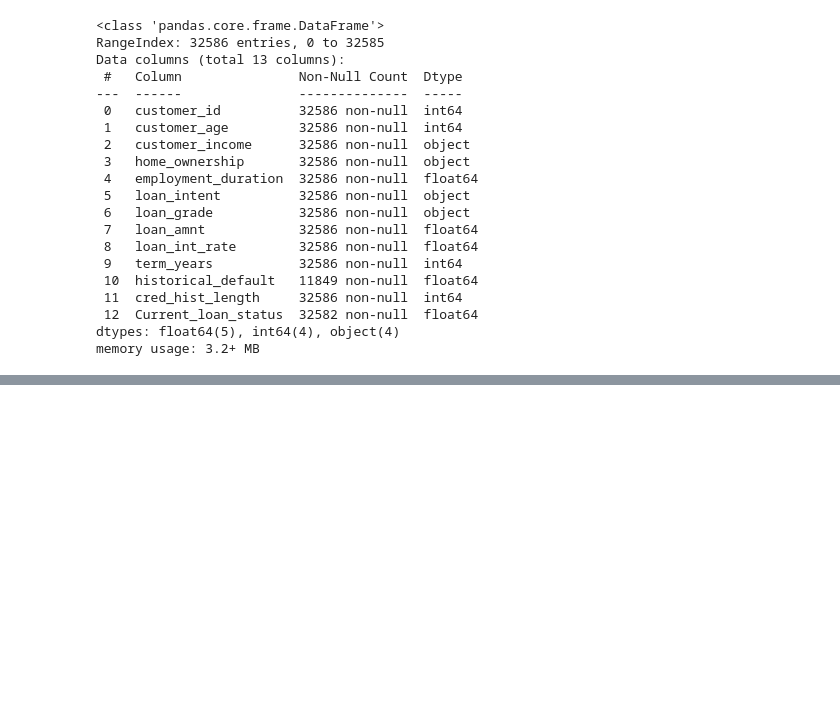
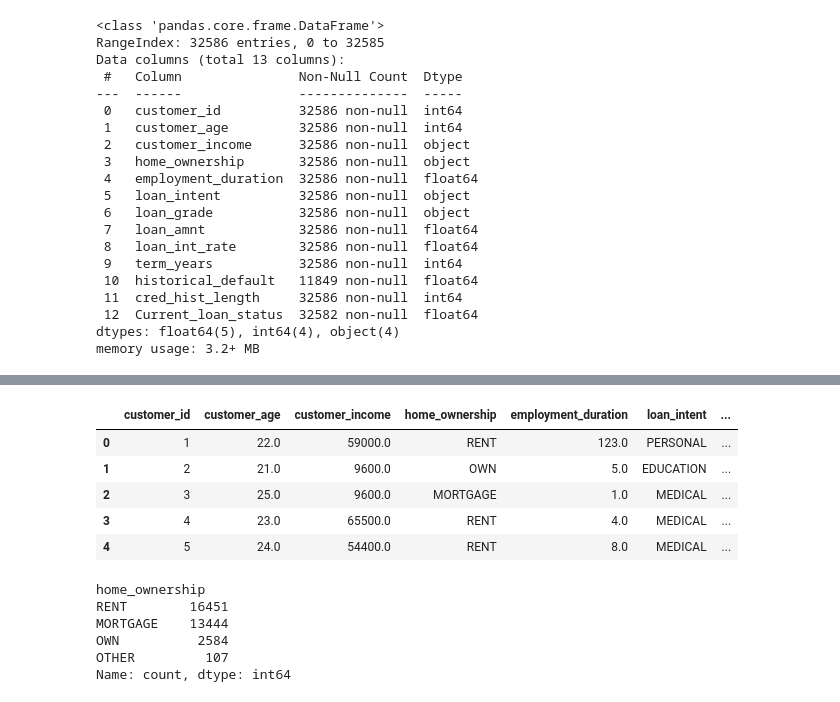
Before and after one commit to FrankRomeroT/H-bito, a Jupyter notebook: Dia 6/loan..ipynb, the cells around one changed output, grey strips where cells are left out. Cells and saved outputs as stored; diff of their text form; code cells hidden in the pictures; blank space fills up the shorter version.

```diff
--- a/Dia 6/loan..ipynb
+++ b/Dia 6/loan..ipynb
@@ -150,7 +150,7 @@ Y    6128
 N    5721
 Name: count, dtype: int64
 # %%
-def convert_status(value, type):
+def convert_to_numeric(value, type):
     if type == 'Current_loan_status':
         if value == 'NO DEFAULT':
             return 0
@@ -167,9 +167,9 @@ def convert_status(value, type):
             return None  # Manejo de valores inesperados
     return value
 
-# Aplicar las conversiones
-df2['Current_loan_status'] = df2['Current_loan_status'].apply(lambda x: convert_status(x,'Current_loan_status'))
-df2['historical_default'] = df2['historical_default'].apply(lambda x: convert_status(x,'historical_default'))
+# Aplicar las conversiones a números
+df2['Current_loan_status'] = df2['Current_loan_status'].apply(lambda x: convert_to_numeric(x, 'Current_loan_status'))
+df2['historical_default'] = df2['historical_default'].apply(lambda x: convert_to_numeric(x, 'historical_default'))
 # %%
 print(df2['Current_loan_status'].value_counts())
 print(df2['historical_default'].value_counts())
@@ -232,6 +232,8 @@ Data columns (total 13 columns):
 dtypes: float64(5), int64(4), object(4)
 memory usage: 3.2+ MB
 # %%
+df2['customer_income'] = df2['customer_income'].replace('[\£,]', '', regex=True).astype(float)
+
 from sklearn.impute import KNNImputer
 
 # Crear una instancia del KNNImputer
@@ -276,0 +288,21 @@ dtype: int64
+# %%
+def convert_status(value, type):
+    if type == 'Current_loan_status':
+        if value == 0:
+            return 'NO DEFAULT'
+        elif value == 1:
+            return 'DEFAULT'
+        else:
+            return None  # Manejo de valores inesperados
+    elif type == 'historical_default':
+        if value == 1:
+            return 'Y'
+        elif value == 0:
+            return 'N'
+        else:
+            return None  # Manejo de valores inesperados
+    return value
+
+# Aplicar las conversiones a objetos
+df2['Current_loan_status'] = df2['Current_loan_status'].apply(lambda x: convert_status(x, 'Current_loan_status'))
+df2['historical_default'] = df2['historical_default'].apply(lambda x: convert_status(x, 'historical_default'))
@@ -276,0 +332,18 @@ dtype: int64
+# %%
+df2.head()
+# %% [output]
+|  | customer_id | customer_age | customer_income | home_ownership | employment_duration | loan_intent | ... |
+| 0 | 1 | 22.0 | 59000.0 | RENT | 123.0 | PERSONAL | ... |
+| 1 | 2 | 21.0 | 9600.0 | OWN | 5.0 | EDUCATION | ... |
+| 2 | 3 | 25.0 | 9600.0 | MORTGAGE | 1.0 | MEDICAL | ... |
+| 3 | 4 | 23.0 | 65500.0 | RENT | 4.0 | MEDICAL | ... |
+| 4 | 5 | 24.0 | 54400.0 | RENT | 8.0 | MEDICAL | ... |
+# %%
+df2['home_ownership'].value_counts()
+# %% [output]
+home_ownership
+RENT        16451
+MORTGAGE    13444
+OWN          2584
+OTHER         107
+Name: count, dtype: int64
```
Also changed, not shown: parts of 10 cells of this notebook, 1 other file.
